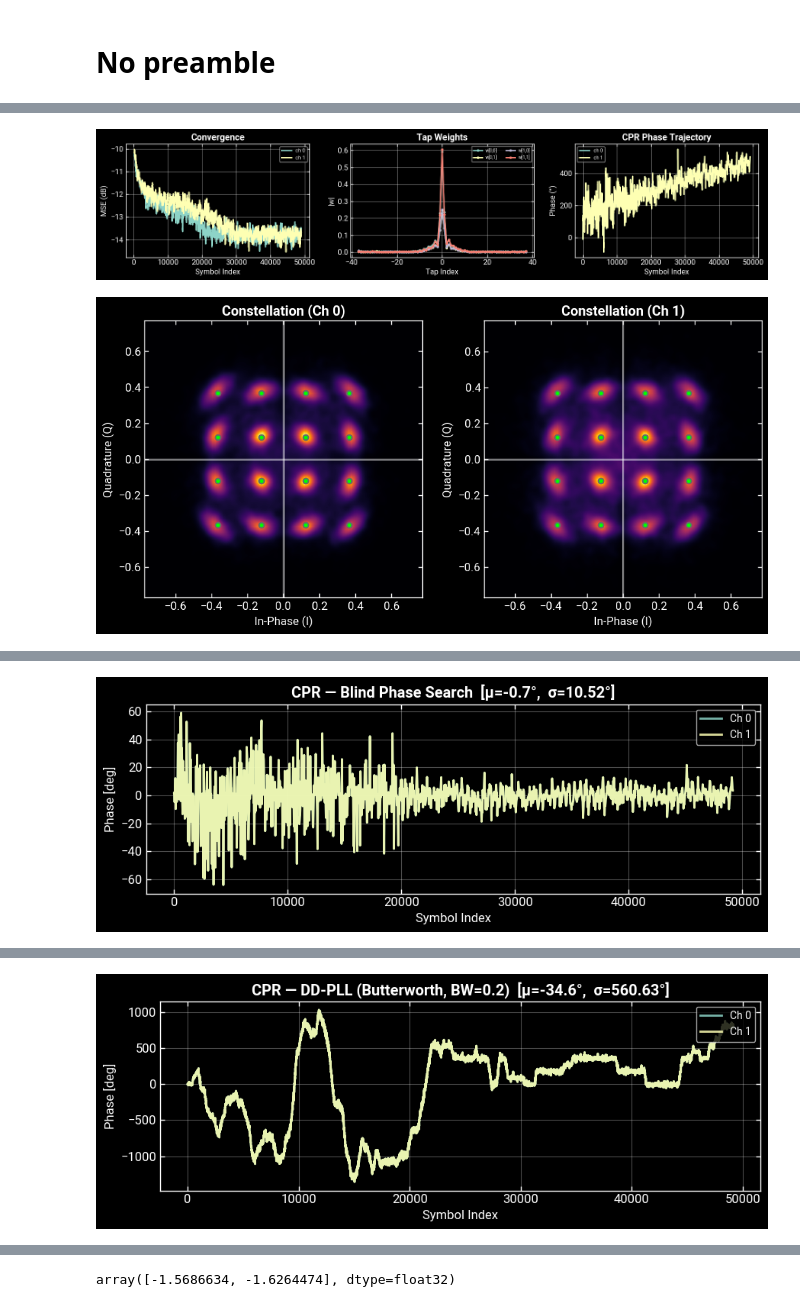
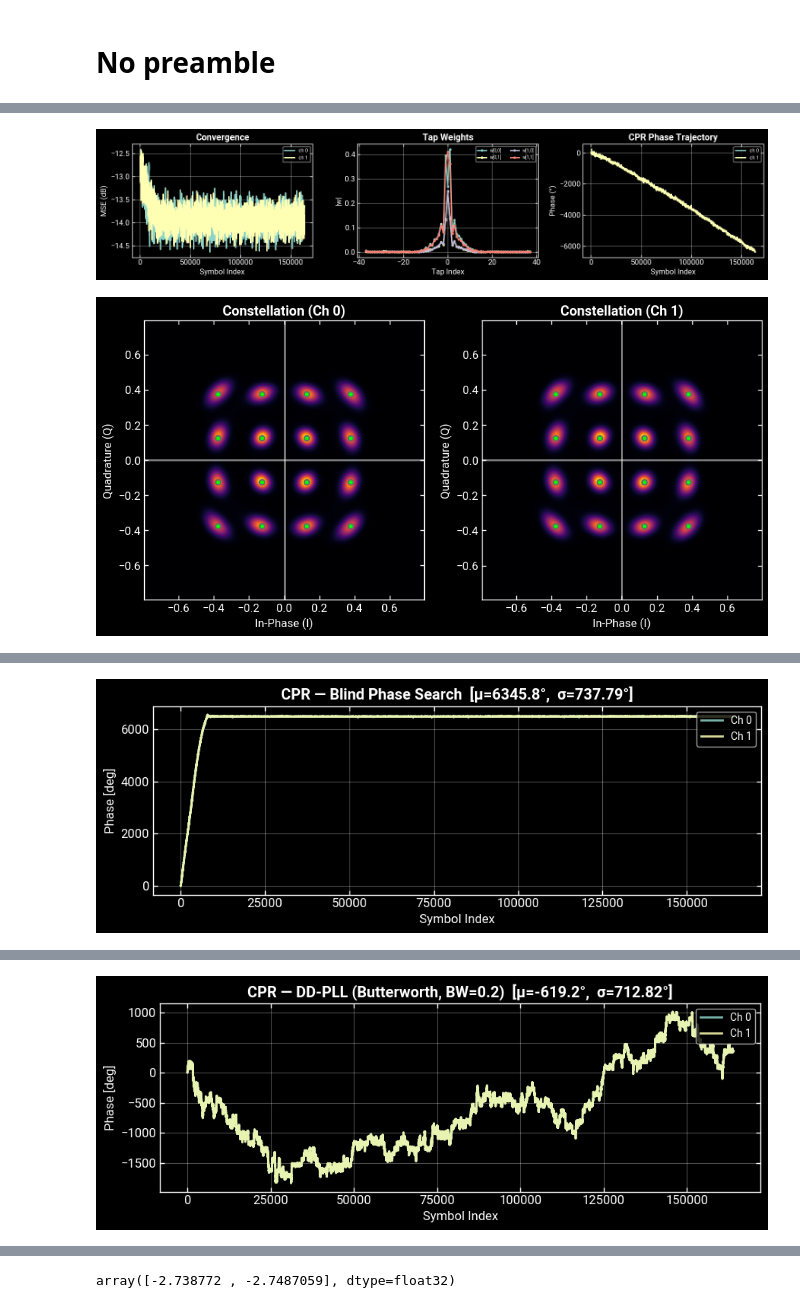
Before and after one commit to lokgar/commstools, a Jupyter notebook: debug/02-debug-intradyne-part.ipynb, the cells around one changed output, grey strips where cells are left out. Drawn from its saved outputs; the diff is of its cells as text; code cells hidden in the pictures.

```diff
--- a/debug/02-debug-intradyne-part.ipynb
+++ b/debug/02-debug-intradyne-part.ipynb
@@ -41,7 +41,7 @@ samples = samples[:, :cut_length]
 
 samples = compensate_iq_imbalance_lowdin(xp.conj(samples))
 
-num_mult = 3
+num_mult = 10
 
 sig = Signal(
     samples=samples[:, : segment_len * num_mult],
@@ -102,17 +100,17 @@ numeq = 5
 num_train_symbols = 2**13
 num_taps = 75
 
-block_size = 256
-step_size = 1e-1
+block_size = 512
+step_size = 2e-4
 
 cpr_type = "bps"
 
 cpr_cycle_slip_correction = True
-cpr_cycle_slip_history = 128
+cpr_cycle_slip_history = 32
 cpr_cycle_slip_threshold = xp.pi / 4
 
 cpr_bps_test_phases = 1024
-cpr_bps_block_size = 32
+cpr_bps_block_size = 16
 
 cpr_pll_bandwidth = 0.2
 
@@ -240,7 +238,7 @@ phases_pll = recover_carrier_phase_pll(
 
 eqfoecpr = eq.copy()
 
-# eqfoecpr.samples = correct_carrier_phase(eqfoecpr.samples, phases_bps)
+eqfoecpr.samples = correct_carrier_phase(eqfoecpr.samples, phases_pll)
 
 eqfoecpr.resolve_symbols()
 eqfoecpr.resolve_phase_ambiguity()
@@ -270,2 +268,2 @@ eqfoecpr.snr(num_train_symbols=num_train_symbols)
-[figure, old version]
+[figure, new version]
-[figure, old version]
+[figure, new version]
@@ -273 +271 @@ eqfoecpr.snr(num_train_symbols=num_train_symbols)
-[figure, old version]
+[figure, new version]
@@ -276 +274 @@ eqfoecpr.snr(num_train_symbols=num_train_symbols)
-[figure, old version]
+[figure, new version]
@@ -298,4 +296,4 @@ eqfoecpr.snr(num_train_symbols=num_train_symbols)
-array([-1.5686634, -1.6264474], dtype=float32)
+array([-2.738772 , -2.7487059], dtype=float32)
 # %%
 preeqsig = sig.copy()
 
```
Also changed, not shown: parts of 6 cells of this notebook.
